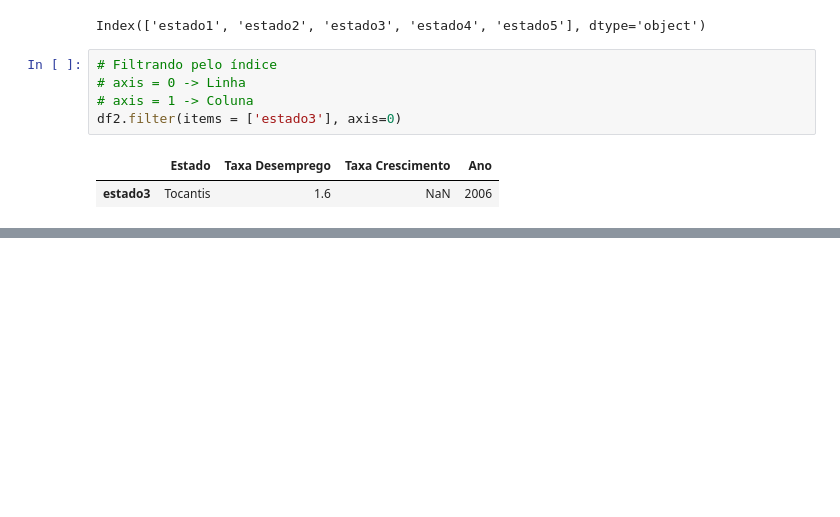
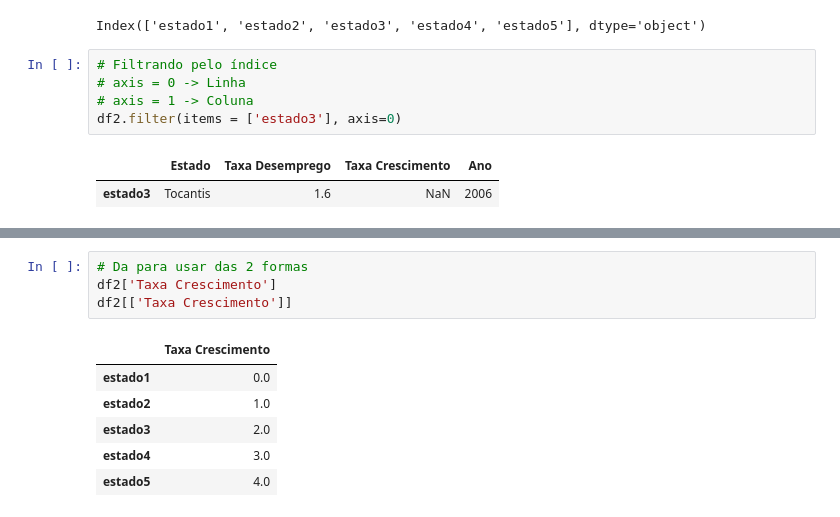
Before and after one commit to GChandrone/PythonDSA, a Jupyter notebook: Cap10/DSA-Python-Cap10-Pandas.ipynb, the cells around one changed output, grey strips where cells are left out. Cells and saved outputs as stored; diff of their text form; blank space fills up the shorter version.

```diff
--- a/Cap10/DSA-Python-Cap10-Pandas.ipynb
+++ b/Cap10/DSA-Python-Cap10-Pandas.ipynb
@@ -224,0 +250,11 @@ df2.describe()
+# %%
+# Da para usar das 2 formas
+df2['Taxa Crescimento']
+df2[['Taxa Crescimento']]
+# %% [output]
+|  | Taxa Crescimento |
+| estado1 | 0.0 |
+| estado2 | 1.0 |
+| estado3 | 2.0 |
+| estado4 | 3.0 |
+| estado5 | 4.0 |
```
Also changed, not shown: parts of 30 cells of this notebook.
